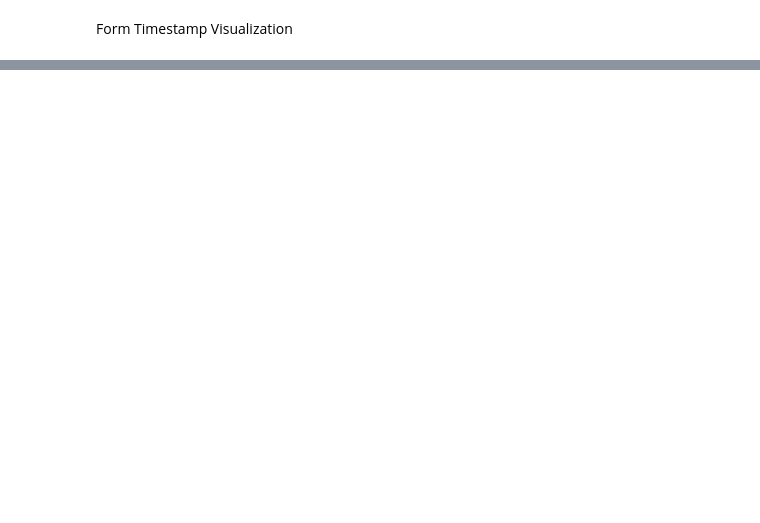
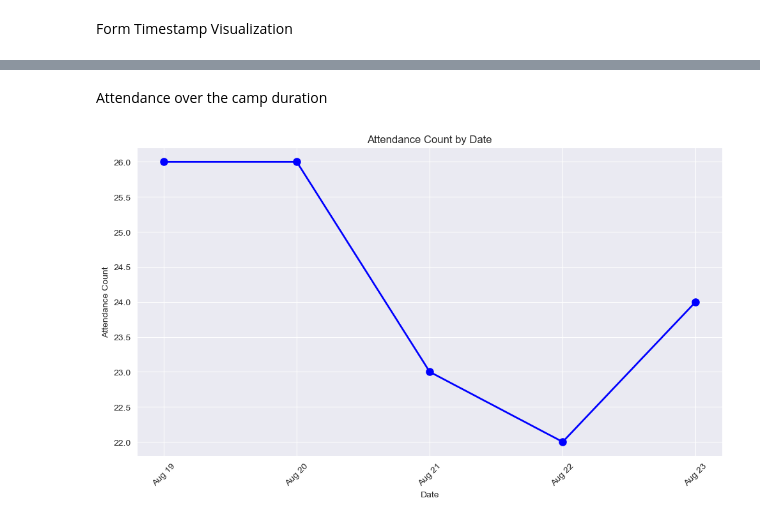
Before and after one commit to Kai2142/Data_Analytics_Portfolio, a Jupyter notebook: basketball_academy/Analysis & Insights.ipynb, the cells around one changed output, grey strips where cells are left out. Cells and saved outputs as stored; diff of their text form; code cells hidden in the pictures; blank space fills up the shorter version.

```diff
--- a/basketball_academy/Analysis & Insights.ipynb
+++ b/basketball_academy/Analysis & Insights.ipynb
@@ -83,0 +105,20 @@ plt.show()
+# %% [markdown]
+Attendance over the camp duration
+# %%
+attendance_columns = df.columns[2:7]
+
+# Calculate total attendance count for each date
+attendance_counts = df[attendance_columns].sum()
+
+# Plot the attendance counts on a line graph
+plt.figure(figsize=(10, 6))
+plt.plot(attendance_counts.index, attendance_counts.values, marker='o', color='b', linestyle='-', linewidth=2, markersize=8)
+plt.xlabel('Date')
+plt.ylabel('Attendance Count')
+plt.title('Attendance Count by Date')
+plt.grid(True)
+plt.xticks(rotation=45)
+plt.tight_layout()
+plt.show()
+# %% [output]
+[figure, added]
```
Also changed, not shown: parts of 8 cells of this notebook, 6 other files.
